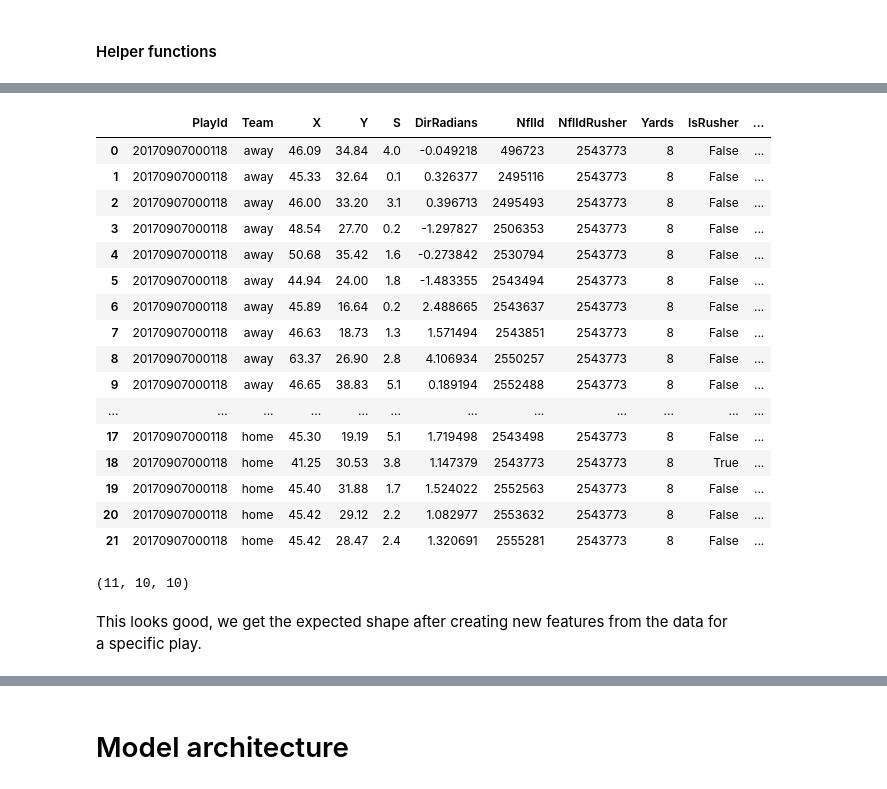
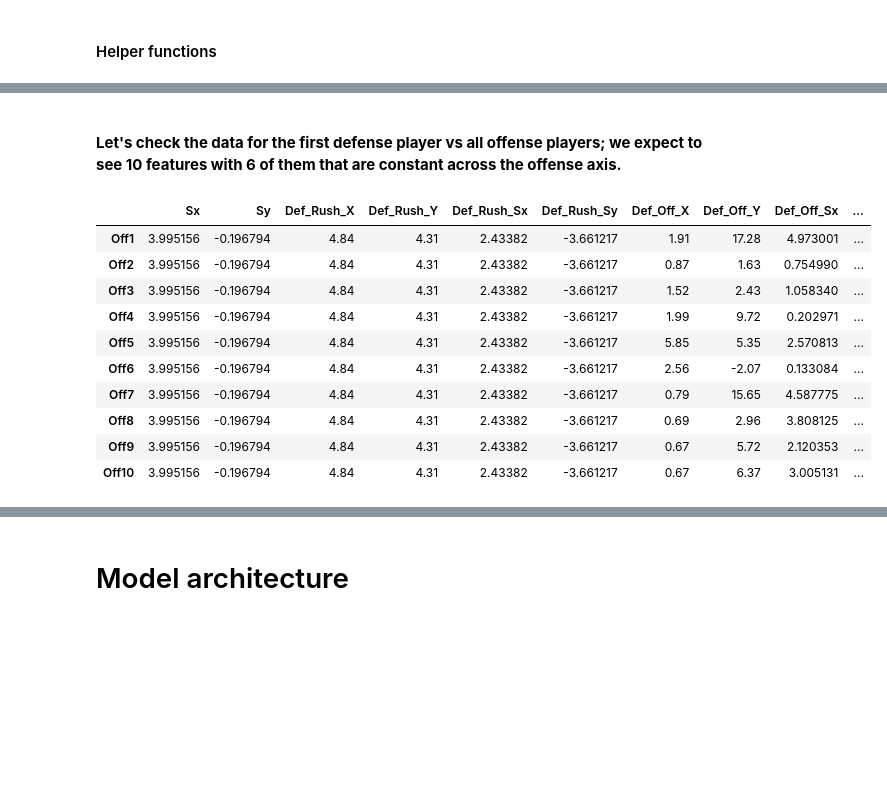
Before and after one commit to BechirSellami/DataScience, a Jupyter notebook: 1_nfl_big_data_bowl_2020/Kaggle_NFL_big_data_bowl_2020.ipynb, the cells around one changed output, grey strips where cells are left out. Saved outputs shown, nothing was run; the diff lists cells and outputs as text; code cells hidden in the pictures; blank space fills up the shorter version.

```diff
--- a/1_nfl_big_data_bowl_2020/Kaggle_NFL_big_data_bowl_2020.ipynb
+++ b/1_nfl_big_data_bowl_2020/Kaggle_NFL_big_data_bowl_2020.ipynb
@@ -580,4 +581,19 @@ def create_def_rusher_features(df):
     def_rel_Sx = Sx - rush_Sx
     def_rel_Sy = Sy - rush_Sy
 
-    return Sx, Sy, def_rel_X, def_rel_Y, def_rel_Sx, def_rel_Sy
+    # Reshape arrays and concatenate them
+    feat_arr = Sx.reshape(11,1)
+    arrays = [Sy, def_rel_X, def_rel_Y, def_rel_Sx, def_rel_Sy]
+
+    for arr in arrays:
+        arr = arr.reshape(11,1)
+        feat_arr = np.concatenate((feat_arr, arr), axis=1)
+
+    # At this stage we expect the resulting array to contain 6 values for each of the 11 defenders,
+    # i.e. the expected shape is 11x6
+    assert feat_arr.shape == (11,6)
+
+    # As all the features we computed so far are constant across the offense axis, we will copy each array 10 times
+    result = np.repeat(feat_arr,repeats=10, axis=0).reshape(11,10,6)
+
+    return result
@@ -586,9 +625,8 @@ def create_play_tensor(df):
     """
     Function to create the 3D tensor for a specific play
     """
-
     # get defender and "defender vs rusher" features
-    result = np.repeat(create_def_rusher_features(test),repeats=10, axis=0).reshape(11,10,6)
+    result = create_def_rusher_features(test)
 
     # Compute defenders coordinates and speed relative to each offense team player except the rusher
     def_vs_off_arrays = get_defenders_vs_offense_features(df)
@@ -607,3 +665,10 @@ def create_play_tensor(df):
 # %%
 cols = ['PlayId', 'Team', 'X', 'Y', 'S', 'DirRadians',  'NflId', 'NflIdRusher',  'Yards', 'IsRusher', 'PlayDirection', 'IsOnOffense']
-test = train[cols].copy(deep=True)
+# Select a specific play
+play_id = 20170907000118
+play_data = train[cols].query('PlayId == @play_id').copy(deep=True)
+
+# Convert play_data into a 3D tensor
+play_data = create_play_tensor(play_data)
+
+print(f"play_data has been converted into a 3D tensor of shape: {play_data.shape}")
@@ -610,30 +677,21 @@ test = train[cols].copy(deep=True)
-# %%
-play_id = 20170907000118
-
-test = test.query('PlayId == @play_id')
-test
-# %% [output]
-|  | PlayId | Team | X | Y | S | DirRadians | NflId | NflIdRusher | Yards | IsRusher | ... |
-| 0 | 20170907000118 | away | 46.09 | 34.84 | 4.0 | -0.049218 | 496723 | 2543773 | 8 | False | ... |
-| 1 | 20170907000118 | away | 45.33 | 32.64 | 0.1 | 0.326377 | 2495116 | 2543773 | 8 | False | ... |
-| 2 | 20170907000118 | away | 46.00 | 33.20 | 3.1 | 0.396713 | 2495493 | 2543773 | 8 | False | ... |
-| 3 | 20170907000118 | away | 48.54 | 27.70 | 0.2 | -1.297827 | 2506353 | 2543773 | 8 | False | ... |
-| 4 | 20170907000118 | away | 50.68 | 35.42 | 1.6 | -0.273842 | 2530794 | 2543773 | 8 | False | ... |
-| 5 | 20170907000118 | away | 44.94 | 24.00 | 1.8 | -1.483355 | 2543494 | 2543773 | 8 | False | ... |
-| 6 | 20170907000118 | away | 45.89 | 16.64 | 0.2 | 2.488665 | 2543637 | 2543773 | 8 | False | ... |
-| 7 | 20170907000118 | away | 46.63 | 18.73 | 1.3 | 1.571494 | 2543851 | 2543773 | 8 | False | ... |
-| 8 | 20170907000118 | away | 63.37 | 26.90 | 2.8 | 4.106934 | 2550257 | 2543773 | 8 | False | ... |
-| 9 | 20170907000118 | away | 46.65 | 38.83 | 5.1 | 0.189194 | 2552488 | 2543773 | 8 | False | ... |
-| ... | ... | ... | ... | ... | ... | ... | ... | ... | ... | ... | ... |
-| 17 | 20170907000118 | home | 45.30 | 19.19 | 5.1 | 1.719498 | 2543498 | 2543773 | 8 | False | ... |
-| 18 | 20170907000118 | home | 41.25 | 30.53 | 3.8 | 1.147379 | 2543773 | 2543773 | 8 | True | ... |
-| 19 | 20170907000118 | home | 45.40 | 31.88 | 1.7 | 1.524022 | 2552563 | 2543773 | 8 | False | ... |
-| 20 | 20170907000118 | home | 45.42 | 29.12 | 2.2 | 1.082977 | 2553632 | 2543773 | 8 | False | ... |
-| 21 | 20170907000118 | home | 45.42 | 28.47 | 2.4 | 1.320691 | 2555281 | 2543773 | 8 | False | ... |
-# %%
-# Test create_play_tensor function
-create_play_tensor(test).shape
-# %% [output]
-(11, 10, 10)
-# %% [markdown]
-This looks good, we get the expected shape after creating new features from the data for a specific play.
+# %% [markdown]
+<br>
+
+**Let's check the data for the first defense player vs all offense players; we expect to see 10 features with 6 of them that are constant across the offense axis.**
+# %%
+rows = ['Off1', 'Off2', 'Off3', 'Off4', 'Off5', 'Off6', 'Off7', 'Off8', 'Off9', 'Off10']
+columns=['Sx', 'Sy', 'Def_Rush_X', 'Def_Rush_Y', 'Def_Rush_Sx', 'Def_Rush_Sy', 'Def_Off_X', 'Def_Off_Y', 'Def_Off_Sx', 'Def_Off_Sy' ]
+
+pd.DataFrame(data=create_play_tensor(test)[0], index=rows, columns=columns )
+# %% [output]
+|  | Sx | Sy | Def_Rush_X | Def_Rush_Y | Def_Rush_Sx | Def_Rush_Sy | Def_Off_X | Def_Off_Y | Def_Off_Sx | ... |
+| Off1 | 3.995156 | -0.196794 | 4.84 | 4.31 | 2.43382 | -3.661217 | 1.91 | 17.28 | 4.973001 | ... |
+| Off2 | 3.995156 | -0.196794 | 4.84 | 4.31 | 2.43382 | -3.661217 | 0.87 | 1.63 | 0.754990 | ... |
+| Off3 | 3.995156 | -0.196794 | 4.84 | 4.31 | 2.43382 | -3.661217 | 1.52 | 2.43 | 1.058340 | ... |
+| Off4 | 3.995156 | -0.196794 | 4.84 | 4.31 | 2.43382 | -3.661217 | 1.99 | 9.72 | 0.202971 | ... |
+| Off5 | 3.995156 | -0.196794 | 4.84 | 4.31 | 2.43382 | -3.661217 | 5.85 | 5.35 | 2.570813 | ... |
+| Off6 | 3.995156 | -0.196794 | 4.84 | 4.31 | 2.43382 | -3.661217 | 2.56 | -2.07 | 0.133084 | ... |
+| Off7 | 3.995156 | -0.196794 | 4.84 | 4.31 | 2.43382 | -3.661217 | 0.79 | 15.65 | 4.587775 | ... |
+| Off8 | 3.995156 | -0.196794 | 4.84 | 4.31 | 2.43382 | -3.661217 | 0.69 | 2.96 | 3.808125 | ... |
+| Off9 | 3.995156 | -0.196794 | 4.84 | 4.31 | 2.43382 | -3.661217 | 0.67 | 5.72 | 2.120353 | ... |
+| Off10 | 3.995156 | -0.196794 | 4.84 | 4.31 | 2.43382 | -3.661217 | 0.67 | 6.37 | 3.005131 | ... |
```
Also changed, not shown: parts of 11 cells of this notebook, 4 other files.
